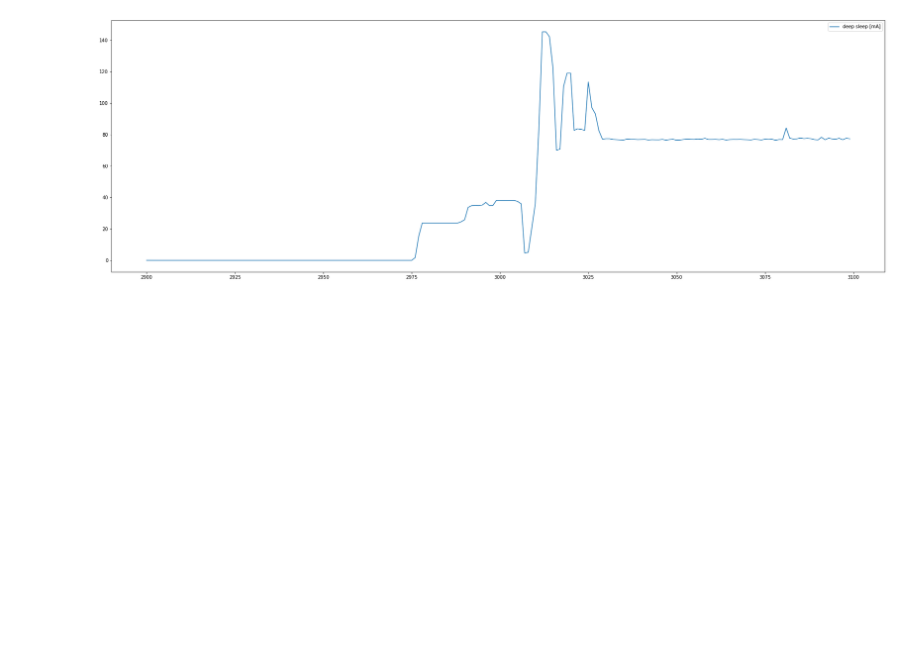
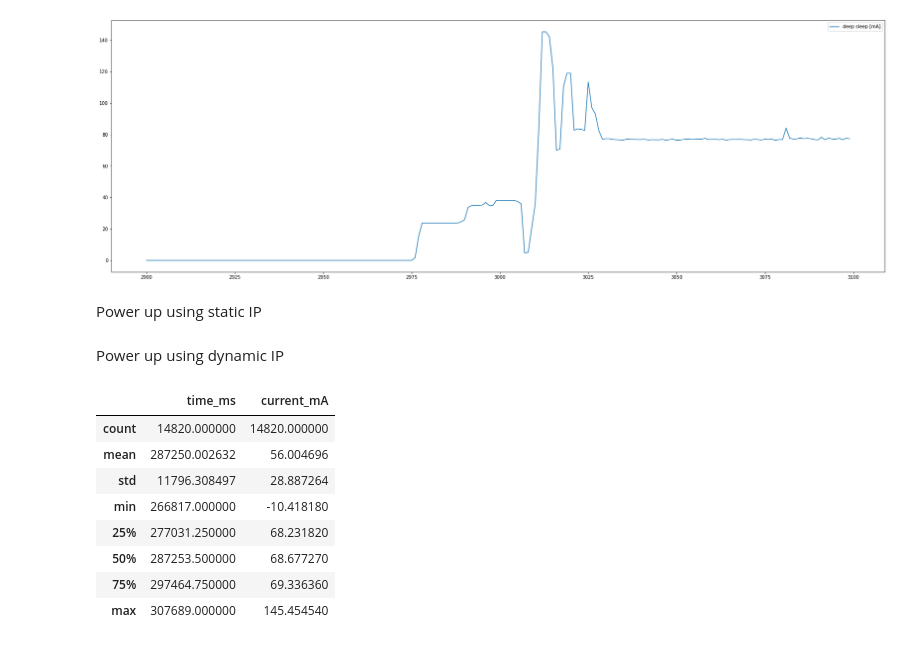
Before and after one commit to widmannthomas/dibse_integratives_gesamt_projekt, a Jupyter notebook: current_sensor/current_analysis.ipynb, the cells around one changed output. Cells and saved outputs as stored; diff of their text form; code cells hidden in the pictures; blank space fills up the shorter version.

```diff
--- a/current_sensor/current_analysis.ipynb
+++ b/current_sensor/current_analysis.ipynb
@@ -43,3 +43,20 @@ plt.legend()
 plt.show()
 # %% [output]
 [figure]
+# %% [markdown]
+Power up using static IP
+# %% [markdown]
+Power up using dynamic IP
+# %%
+data_frame_dynamic_ip = pd.read_csv("dynamic_ip.csv", sep=" ", names=["time_ms", "current_mA"])
+data_frame_dynamic_ip.describe()
+# %% [output]
+|  | time_ms | current_mA |
+| count | 14820.000000 | 14820.000000 |
+| mean | 287250.002632 | 56.004696 |
+| std | 11796.308497 | 28.887264 |
+| min | 266817.000000 | -10.418180 |
+| 25% | 277031.250000 | 68.231820 |
+| 50% | 287253.500000 | 68.677270 |
+| 75% | 297464.750000 | 69.336360 |
+| max | 307689.000000 | 145.454540 |
```
Also changed, not shown: parts of 3 cells of this notebook, 2 other files.
